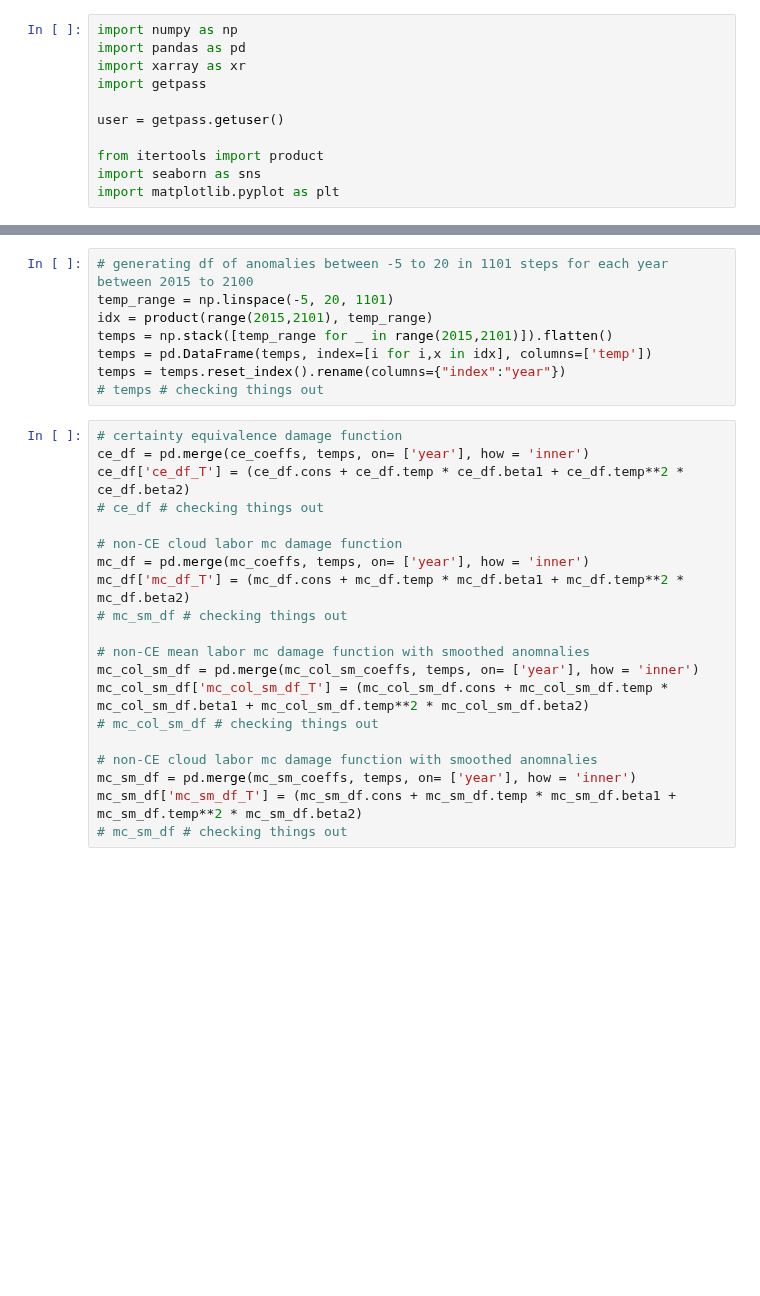
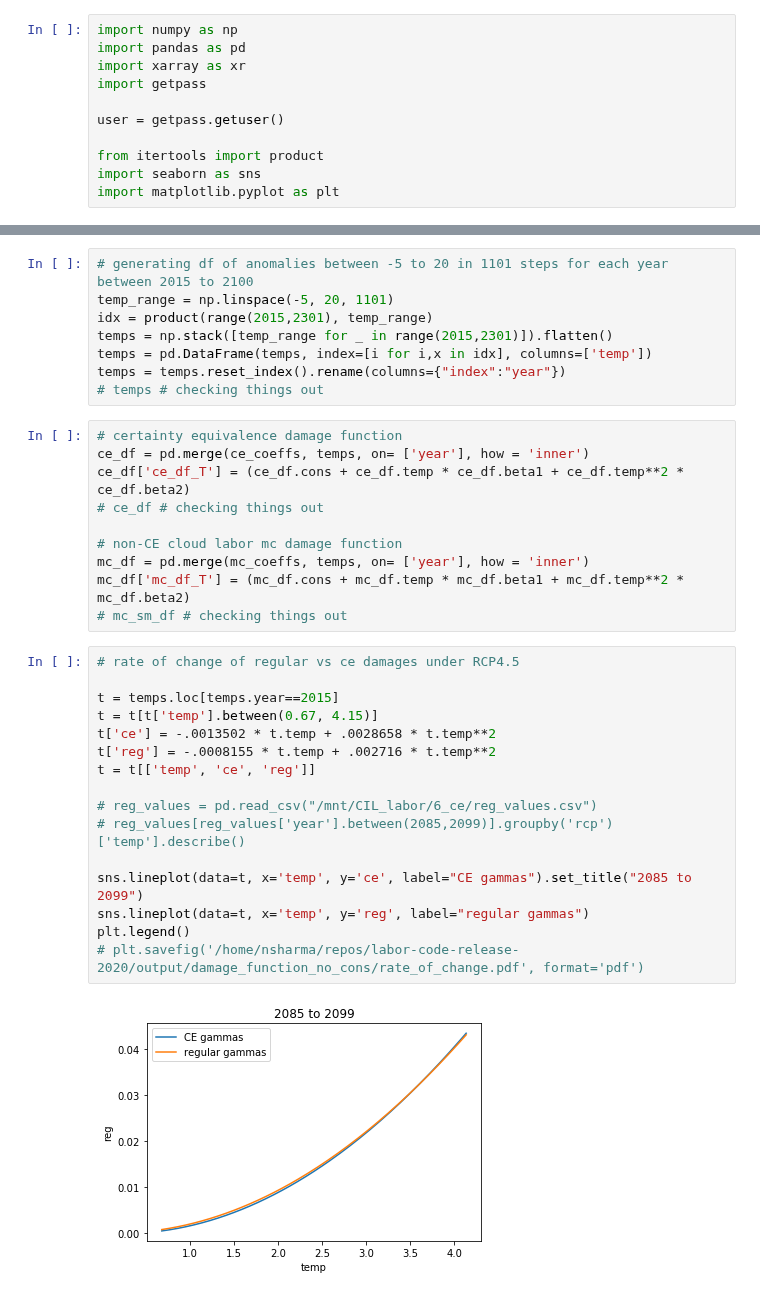
Before and after one commit to ClimateImpactLab/labor-code-release-2020, a Jupyter notebook: 4_post_projection/no_cons/2_scc/ce_og_SCC_comparison.ipynb, the cells around one changed output, grey strips where cells are left out. Drawn from its saved outputs; the diff is of its cells as text; blank space fills up the shorter version.

```diff
--- a/4_post_projection/no_cons/2_scc/ce_og_SCC_comparison.ipynb
+++ b/4_post_projection/no_cons/2_scc/ce_og_SCC_comparison.ipynb
@@ -163,8 +111,8 @@ df[['year', 'ce_damages', 'reg_damages', 'fair_temperatures_anomaly_rcp', 'diff'
 # %%
 # generating df of anomalies between -5 to 20 in 1101 steps for each year between 2015 to 2100
 temp_range = np.linspace(-5, 20, 1101)
-idx = product(range(2015,2101), temp_range)
-temps = np.stack([temp_range for _ in range(2015,2101)]).flatten()
+idx = product(range(2015,2301), temp_range)
+temps = np.stack([temp_range for _ in range(2015,2301)]).flatten()
 temps = pd.DataFrame(temps, index=[i for i,x in idx], columns=['temp'])
 temps = temps.reset_index().rename(columns={"index":"year"})
 # temps # checking things out
@@ -178,16 +126,24 @@ ce_df['ce_df_T'] = (ce_df.cons + ce_df.temp * ce_df.beta1 + ce_df.temp**2 * ce_d
 mc_df = pd.merge(mc_coeffs, temps, on= ['year'], how = 'inner')
 mc_df['mc_df_T'] = (mc_df.cons + mc_df.temp * mc_df.beta1 + mc_df.temp**2 * mc_df.beta2)
 # mc_sm_df # checking things out
-
-# non-CE mean labor mc damage function with smoothed anomnalies
-mc_col_sm_df = pd.merge(mc_col_sm_coeffs, temps, on= ['year'], how = 'inner')
-mc_col_sm_df['mc_col_sm_df_T'] = (mc_col_sm_df.cons + mc_col_sm_df.temp * mc_col_sm_df.beta1 + mc_col_sm_df.temp**2 * mc_col_sm_df.beta2)
-# mc_col_sm_df # checking things out
-
-# non-CE cloud labor mc damage function with smoothed anomnalies
-mc_sm_df = pd.merge(mc_sm_coeffs, temps, on= ['year'], how = 'inner')
-mc_sm_df['mc_sm_df_T'] = (mc_sm_df.cons + mc_sm_df.temp * mc_sm_df.beta1 + mc_sm_df.temp**2 * mc_sm_df.beta2)
-# mc_sm_df # checking things out
+# %%
+# rate of change of regular vs ce damages under RCP4.5
+
+t = temps.loc[temps.year==2015]
+t = t[t['temp'].between(0.67, 4.15)]
+t['ce'] = -.0013502 * t.temp + .0028658 * t.temp**2
+t['reg'] = -.0008155 * t.temp + .002716 * t.temp**2
+t = t[['temp', 'ce', 'reg']]
+
+# reg_values = pd.read_csv("/mnt/CIL_labor/6_ce/reg_values.csv")
+# reg_values[reg_values['year'].between(2085,2099)].groupby('rcp')['temp'].describe()
+
+sns.lineplot(data=t, x='temp', y='ce', label="CE gammas").set_title("2085 to 2099")
+sns.lineplot(data=t, x='temp', y='reg', label="regular gammas")
+plt.legend()
+# plt.savefig('/home/nsharma/repos/labor-code-release-2020/output/damage_function_no_cons/rate_of_change.pdf', format='pdf')
+# %% [output]
+[figure, added]
 # %%
 # overlaid grid plot of all years where ce_df_T < mc_df_T as per the SCC calculation
 
```
Also changed, not shown: parts of 14 cells of this notebook, 8 other files.
